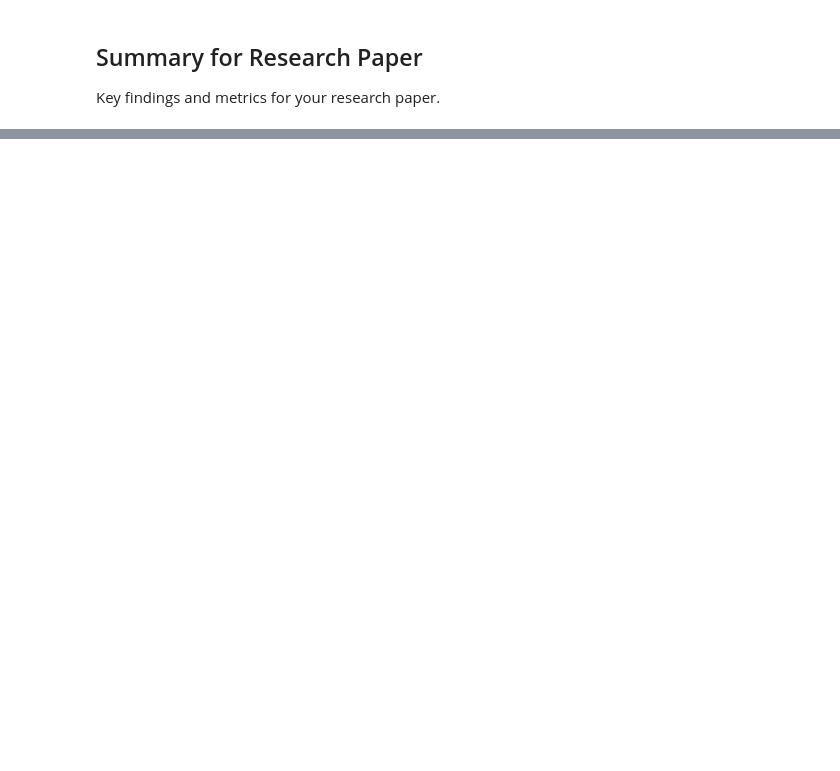
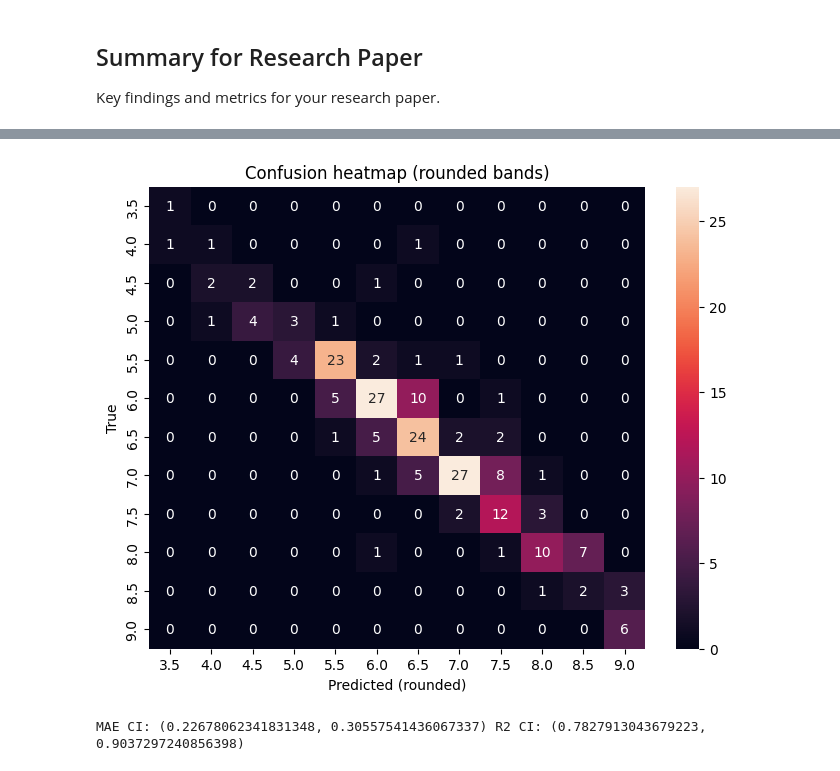
Before and after one commit to pyjpg/IELTS_Predictions, a Jupyter notebook: model_evaluation.ipynb, the cells around one changed output, grey strips where cells are left out. Cells and saved outputs as stored; diff of their text form; code cells hidden in the pictures; blank space fills up the shorter version.

```diff
--- a/model_evaluation.ipynb
+++ b/model_evaluation.ipynb
@@ -274,0 +243,33 @@ Results saved to 'evaluation_results.csv'
+# %%
+# Cell 10 - confusion heatmap (rounded to 0.5 bands)
+y_pred_round = np.round(y_pred_ielts * 2)/2
+unique_bands = sorted(list(set(np.concatenate([y_true_ielts, y_pred_round]))))
+cm = confusion_matrix(
+    y_true_ielts.astype(str),
+    y_pred_round.astype(str),
+    labels=[str(b) for b in unique_bands]
+)
+plt.figure(figsize=(8,6))
+sns.heatmap(cm, annot=True, fmt='d', xticklabels=unique_bands, yticklabels=unique_bands)
+plt.xlabel("Predicted (rounded)")
+plt.ylabel("True")
+plt.title("Confusion heatmap (rounded bands)")
+plt.show()
+# %% [output]
+[figure, added]
+# %%
+# Cell 11 - bootstrap CI function and display
+def bootstrap_metric(y_true, y_pred, metric_fn, n_bootstrap=1000):
+    rng = np.random.default_rng(42)
+    metrics = []
+    n = len(y_true)
+    for _ in range(n_bootstrap):
+        idx = rng.integers(0, n, n)
+        metrics.append(metric_fn(y_true[idx], y_pred[idx]))
+    return np.percentile(metrics, 2.5), np.percentile(metrics, 97.5)
+
+mae_ci = bootstrap_metric(y_true_ielts, y_pred_ielts, mean_absolute_error, 1000)
+r2_ci = bootstrap_metric(y_true_ielts, y_pred_ielts, r2_score, 1000)
+print("MAE CI:", mae_ci, "R2 CI:", r2_ci)
+# %% [output]
+MAE CI: (0.22678062341831348, 0.30557541436067337) R2 CI: (0.7827913043679223, 0.9037297240856398)
```
Also changed, not shown: parts of 9 cells of this notebook, 4 other files.
